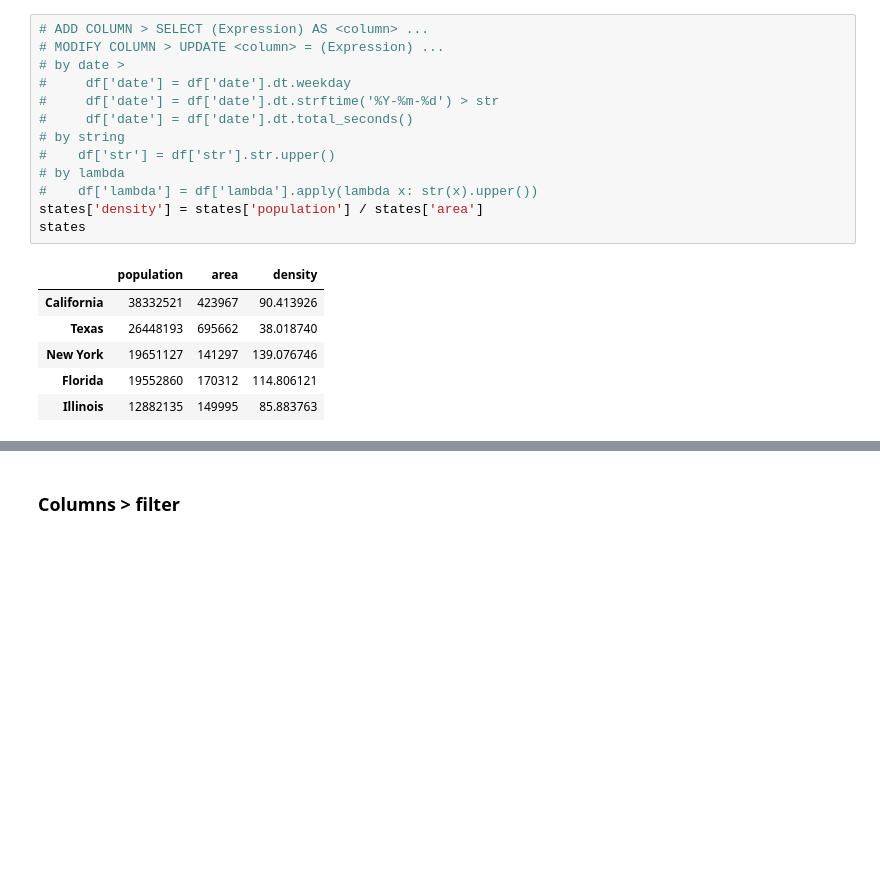
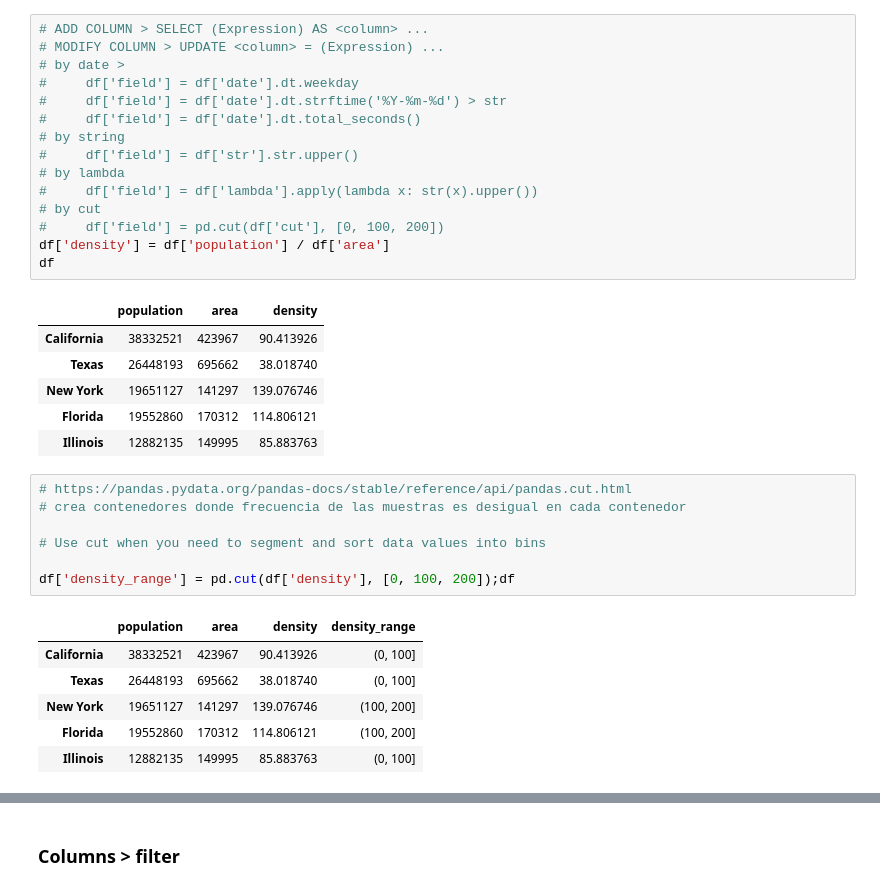
Before and after one commit to lsalamo/dev-training, a Jupyter notebook: PythonDataScienceHandbook/3. Data Manipulation with Pandas/3.2.reading-and-writting-data.ipynb, the cells around one changed output, grey strips where cells are left out. Cells and saved outputs as stored; diff of their text form; blank space fills up the shorter version.

```diff
--- a/PythonDataScienceHandbook/3. Data Manipulation with Pandas/3.2.reading-and-writting-data.ipynb
+++ b/PythonDataScienceHandbook/3. Data Manipulation with Pandas/3.2.reading-and-writting-data.ipynb
@@ -227,15 +227,17 @@ dtype: object
 # ADD COLUMN > SELECT (Expression) AS <column> ...
 # MODIFY COLUMN > UPDATE <column> = (Expression) ...
 # by date >
-#     df['date'] = df['date'].dt.weekday
-#     df['date'] = df['date'].dt.strftime('%Y-%m-%d') > str
-#     df['date'] = df['date'].dt.total_seconds()
+#     df['field'] = df['date'].dt.weekday
+#     df['field'] = df['date'].dt.strftime('%Y-%m-%d') > str
+#     df['field'] = df['date'].dt.total_seconds()
 # by string
-#    df['str'] = df['str'].str.upper()
+#     df['field'] = df['str'].str.upper()
 # by lambda
-#    df['lambda'] = df['lambda'].apply(lambda x: str(x).upper())
-states['density'] = states['population'] / states['area']
-states
+#     df['field'] = df['lambda'].apply(lambda x: str(x).upper())
+# by cut
+#     df['field'] = pd.cut(df['cut'], [0, 100, 200])
+df['density'] = df['population'] / df['area']
+df
 # %% [output]
 |  | population | area | density |
 | California | 38332521 | 423967 | 90.413926 |
@@ -243,3 +245,17 @@ states
 | New York | 19651127 | 141297 | 139.076746 |
 | Florida | 19552860 | 170312 | 114.806121 |
 | Illinois | 12882135 | 149995 | 85.883763 |
+# %%
+# https://pandas.pydata.org/pandas-docs/stable/reference/api/pandas.cut.html
+# crea contenedores donde frecuencia de las muestras es desigual en cada contenedor
+
+# Use cut when you need to segment and sort data values into bins
+
+df['density_range'] = pd.cut(df['density'], [0, 100, 200]);df
+# %% [output]
+|  | population | area | density | density_range |
+| California | 38332521 | 423967 | 90.413926 | (0, 100] |
+| Texas | 26448193 | 695662 | 38.018740 | (0, 100] |
+| New York | 19651127 | 141297 | 139.076746 | (100, 200] |
+| Florida | 19552860 | 170312 | 114.806121 | (100, 200] |
+| Illinois | 12882135 | 149995 | 85.883763 | (0, 100] |
```
Also changed, not shown: parts of 2 cells of this notebook, 4 other files.
